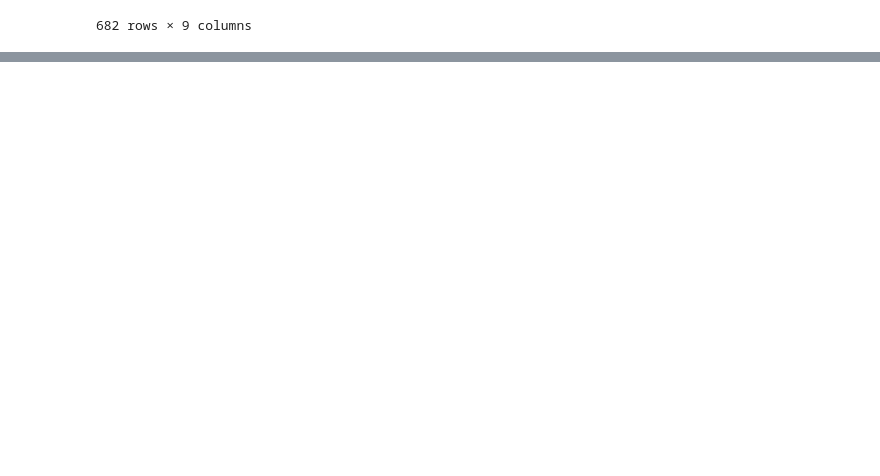
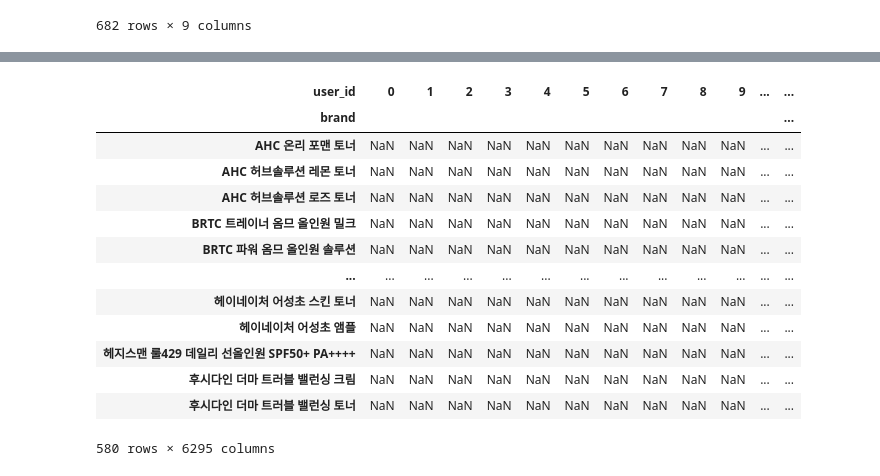
Before and after one commit to seyeon-shijuan/recommend-chatbot-for-cosmetics, a Jupyter notebook: src/app/recommend/recommend_filtering.ipynb, the cells around one changed output, grey strips where cells are left out. Cells and saved outputs as stored; diff of their text form; code cells hidden in the pictures; blank space fills up the shorter version.

```diff
--- a/src/app/recommend/recommend_filtering.ipynb
+++ b/src/app/recommend/recommend_filtering.ipynb
@@ -193,6 +193,3 @@ df_rate3
 | 39842 | Amyyy | 랩시리즈 데일리 레스큐 하이드레이팅 에멀전 | 로션 | 3 | 건성에 좋아요 | 건성에 좋아요 | 보습에 좋아요 | 자극없이 순해요 | ... |
 | 39889 | 올live | 디오디너리 비타민C 서스펜션 23% + HA 스피어스 2% | 로션 | 3 | 복합성에 좋아요 | 복합성에 좋아요 | 진정에 좋아요 | 보통이에요 | ... |
 682 rows × 9 columns
-# %%
-df = df.drop([4654, 2011, 4104, 4135], axis=0)
-df
@@ -205,0 +203,7 @@ print(first_row_txt_value)
+# %%
+from sklearn.preprocessing import LabelEncoder
+# LabelEncoder 객체 생성
+label_encoder = LabelEncoder()
+# 'Nickname' 열을 label encoding
+df['user_id'] = label_encoder.fit_transform(df['nickname'])
+df['brand_id'] = label_encoder.fit_transform(df['brand'])
@@ -205,0 +223,2 @@ print(first_row_txt_value)
+# %%
+df.drop(['nickname'],axis=1, inplace=True)
@@ -205,0 +252,19 @@ print(first_row_txt_value)
+# %%
+# 아이템 기반 피벗테이블 만들기
+item_rating_matrix = df.pivot_table(index='brand', columns='user_id', values='rate')
+item_rating_matrix
+# %% [output]
+| user_id | 0 | 1 | 2 | 3 | 4 | 5 | 6 | 7 | 8 | 9 | ... | ... |
+| brand |  |  |  |  |  |  |  |  |  |  |  | ... |
+| AHC 온리 포맨 토너 | NaN | NaN | NaN | NaN | NaN | NaN | NaN | NaN | NaN | NaN | ... | ... |
+| AHC 허브솔루션 레몬 토너 | NaN | NaN | NaN | NaN | NaN | NaN | NaN | NaN | NaN | NaN | ... | ... |
+| AHC 허브솔루션 로즈 토너 | NaN | NaN | NaN | NaN | NaN | NaN | NaN | NaN | NaN | NaN | ... | ... |
+| BRTC 트레이너 옴므 올인원 밀크 | NaN | NaN | NaN | NaN | NaN | NaN | NaN | NaN | NaN | NaN | ... | ... |
+| BRTC 파워 옴므 올인원 솔루션 | NaN | NaN | NaN | NaN | NaN | NaN | NaN | NaN | NaN | NaN | ... | ... |
+| ... | ... | ... | ... | ... | ... | ... | ... | ... | ... | ... | ... | ... |
+| 헤이네이처 어성초 스킨 토너 | NaN | NaN | NaN | NaN | NaN | NaN | NaN | NaN | NaN | NaN | ... | ... |
+| 헤이네이처 어성초 앰플 | NaN | NaN | NaN | NaN | NaN | NaN | NaN | NaN | NaN | NaN | ... | ... |
+| 헤지스맨 룰429 데일리 선올인원 SPF50+ PA++++ | NaN | NaN | NaN | NaN | NaN | NaN | NaN | NaN | NaN | NaN | ... | ... |
+| 후시다인 더마 트러블 밸런싱 크림 | NaN | NaN | NaN | NaN | NaN | NaN | NaN | NaN | NaN | NaN | ... | ... |
+| 후시다인 더마 트러블 밸런싱 토너 | NaN | NaN | NaN | NaN | NaN | NaN | NaN | NaN | NaN | NaN | ... | ... |
+580 rows × 6295 columns
```
Also changed, not shown: parts of 24 cells of this notebook.
